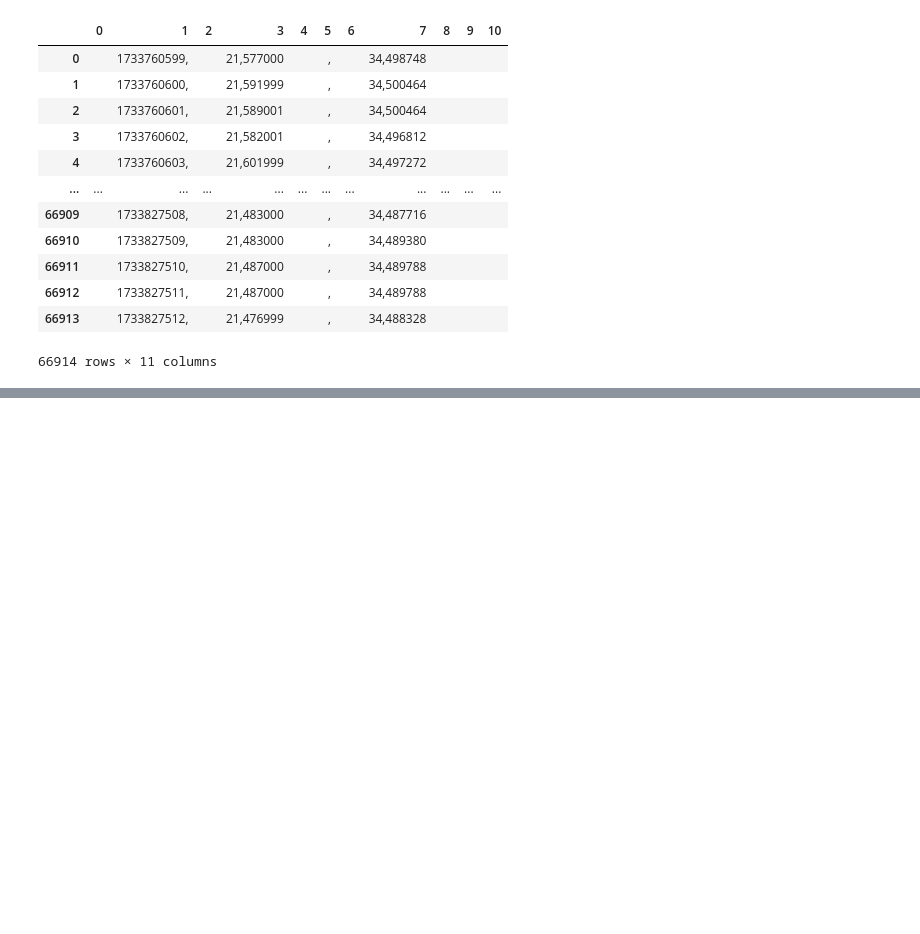
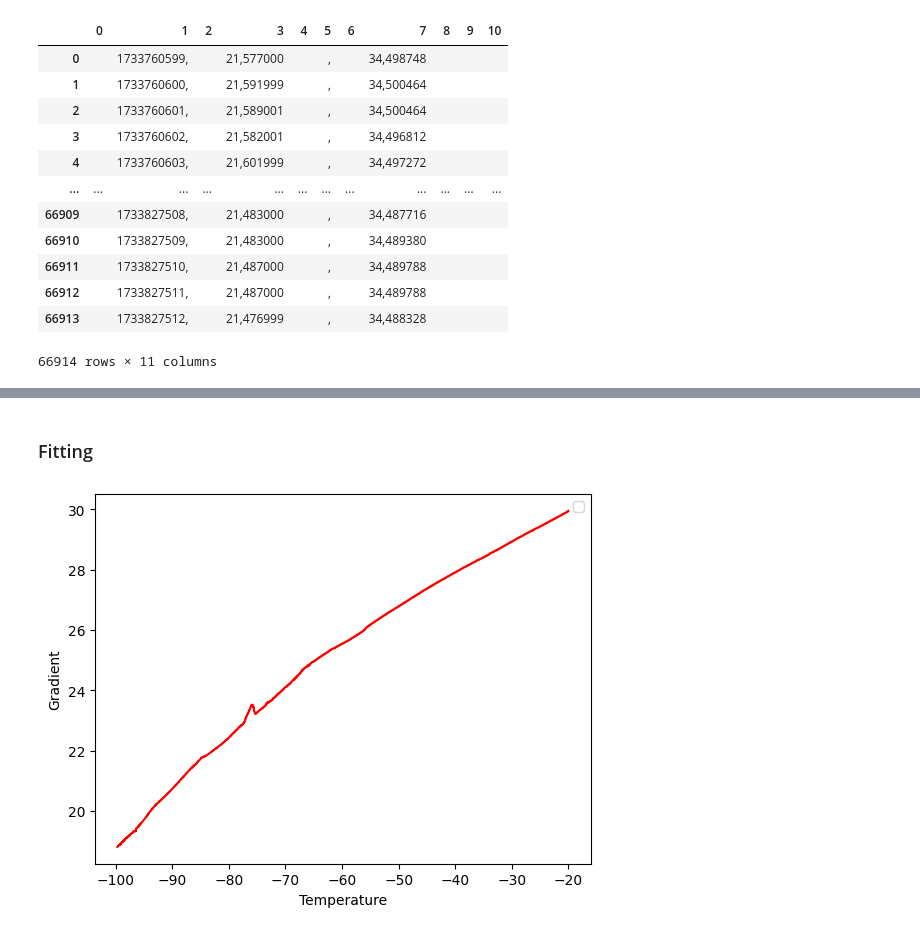
Before and after one commit to pandamec/CryoTOCS, a Jupyter notebook: tagebuch.ipynb, the cells around one changed output, grey strips where cells are left out. Saved outputs shown, nothing was run; the diff lists cells and outputs as text; code cells hidden in the pictures; blank space fills up the shorter version.

Commit message:
Resistance vs Temperature updated

```diff
--- a/tagebuch.ipynb
+++ b/tagebuch.ipynb
@@ -748,0 +543,31 @@ plt.show()
+# %%
+import pandas as pd
+
+# Initialize an empty list to store the split rows
+split_data = []
+
+# Open the file
+with open("resistance.csv", "r") as file:
+    # Loop through each line in the file
+    for line in file:
+        # Split the line by a delimiter (e.g., space, comma, etc.)
+        row_data = line.strip().split('"')  # You can change the delimiter if needed
+        split_data.append(row_data)  # Add the split row to the list
+
+# Create a DataFrame where each row in `split_data` becomes a row in the DataFrame
+df = pd.DataFrame(split_data)
+# %%
+data = {
+    'Datum': df[1],
+    'Temp': df[3],
+    'Resistance': df[7],
+
+}
+df_clean = pd.DataFrame(data)
+# %%
+# Remove commas in the first column
+df_clean['Datum'] = df_clean['Datum'].str.replace(',', '', regex=False)
+
+# Convert the second and third columns to float (replace commas with dots)
+df_clean['Temp'] = df_clean['Temp'].str.replace(',', '.').astype(float)
+df_clean['Resistance'] = df_clean['Resistance'].str.replace(',', '.').astype(float)
@@ -748,0 +590,13 @@ plt.show()
+# %% [markdown]
+### Fitting
+# %%
+X=df_clean["Temp"][1000:4000]
+Y=df_clean["Resistance"][1000:4000]
+# Plot the data
+plt.plot(X, Y, color='red')
+plt.xlabel('Temperature')
+plt.ylabel('Gradient')
+plt.legend()
+plt.show()
+# %% [output]
+[figure, added]
```
Also changed, not shown: parts of 45 cells of this notebook, 1 other file.
